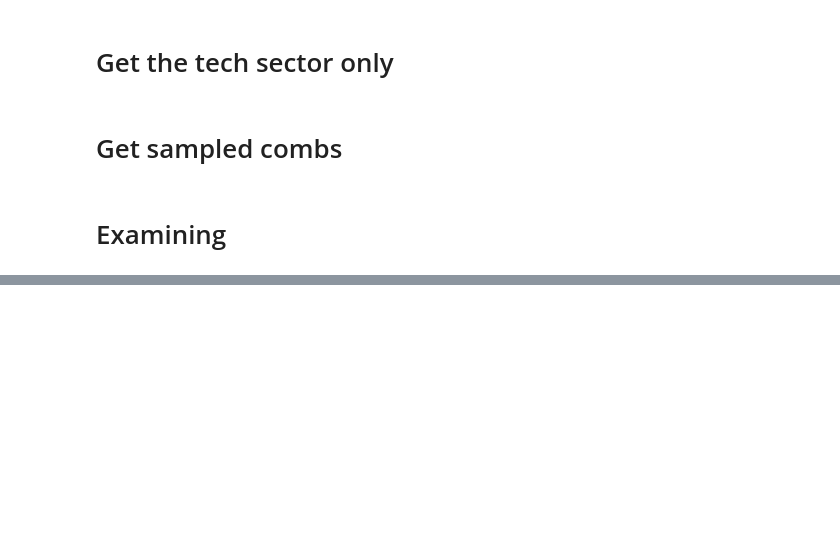
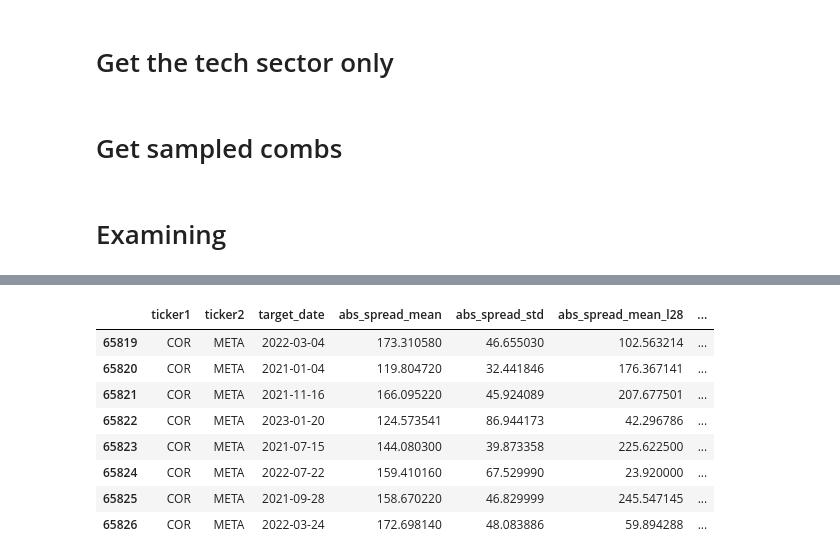
Before and after one commit to nishikaa/pair_trading, a Jupyter notebook: pair-trading-foundations/notebooks/Training Data Generation.ipynb, the cells around one changed output, grey strips where cells are left out. Cells and saved outputs as stored; diff of their text form; code cells hidden in the pictures; blank space fills up the shorter version.

```diff
--- a/pair-trading-foundations/notebooks/Training Data Generation.ipynb
+++ b/pair-trading-foundations/notebooks/Training Data Generation.ipynb
@@ -63,3 +141,15 @@ combined = pd.read_csv('Data/sampled_sector_pairs_200.csv')
+# %%
+combined[(combined.ticker1=='COR')&(combined.ticker2=='META')].drop_duplicates()
+# %% [output]
+|  | ticker1 | ticker2 | target_date | abs_spread_mean | abs_spread_std | abs_spread_mean_l28 | ... |
+| 65819 | COR | META | 2022-03-04 | 173.310580 | 46.655030 | 102.563214 | ... |
+| 65820 | COR | META | 2021-01-04 | 119.804720 | 32.441846 | 176.367141 | ... |
+| 65821 | COR | META | 2021-11-16 | 166.095220 | 45.924089 | 207.677501 | ... |
+| 65822 | COR | META | 2023-01-20 | 124.573541 | 86.944173 | 42.296786 | ... |
+| 65823 | COR | META | 2021-07-15 | 144.080300 | 39.873358 | 225.622500 | ... |
+| 65824 | COR | META | 2022-07-22 | 159.410160 | 67.529990 | 23.920000 | ... |
+| 65825 | COR | META | 2021-09-28 | 158.670220 | 46.829999 | 245.547145 | ... |
+| 65826 | COR | META | 2022-03-24 | 172.698140 | 48.083886 | 59.894288 | ... |
 # %%
 combined.total_pnl.describe()
 # %% [output]
```
Also changed, not shown: parts of 29 cells of this notebook, 6 other files.
